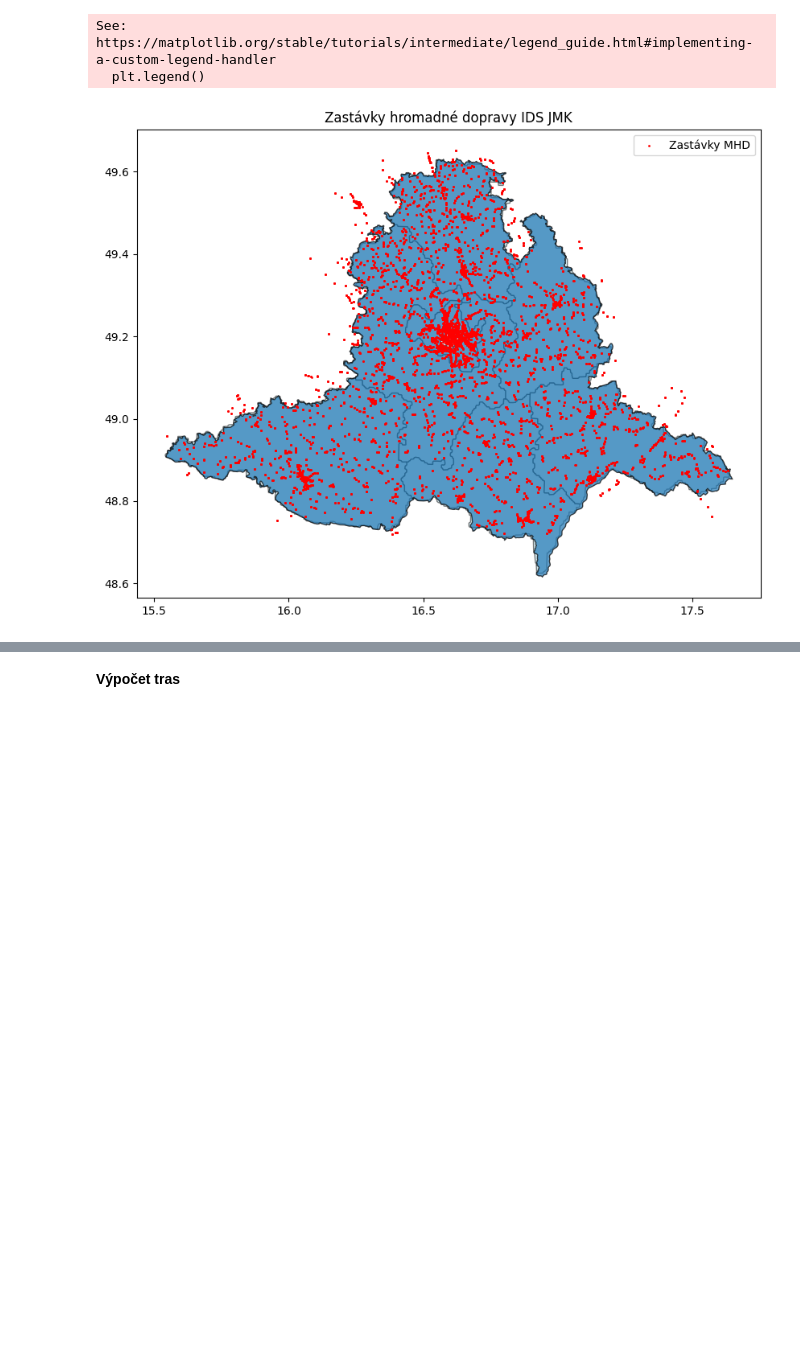
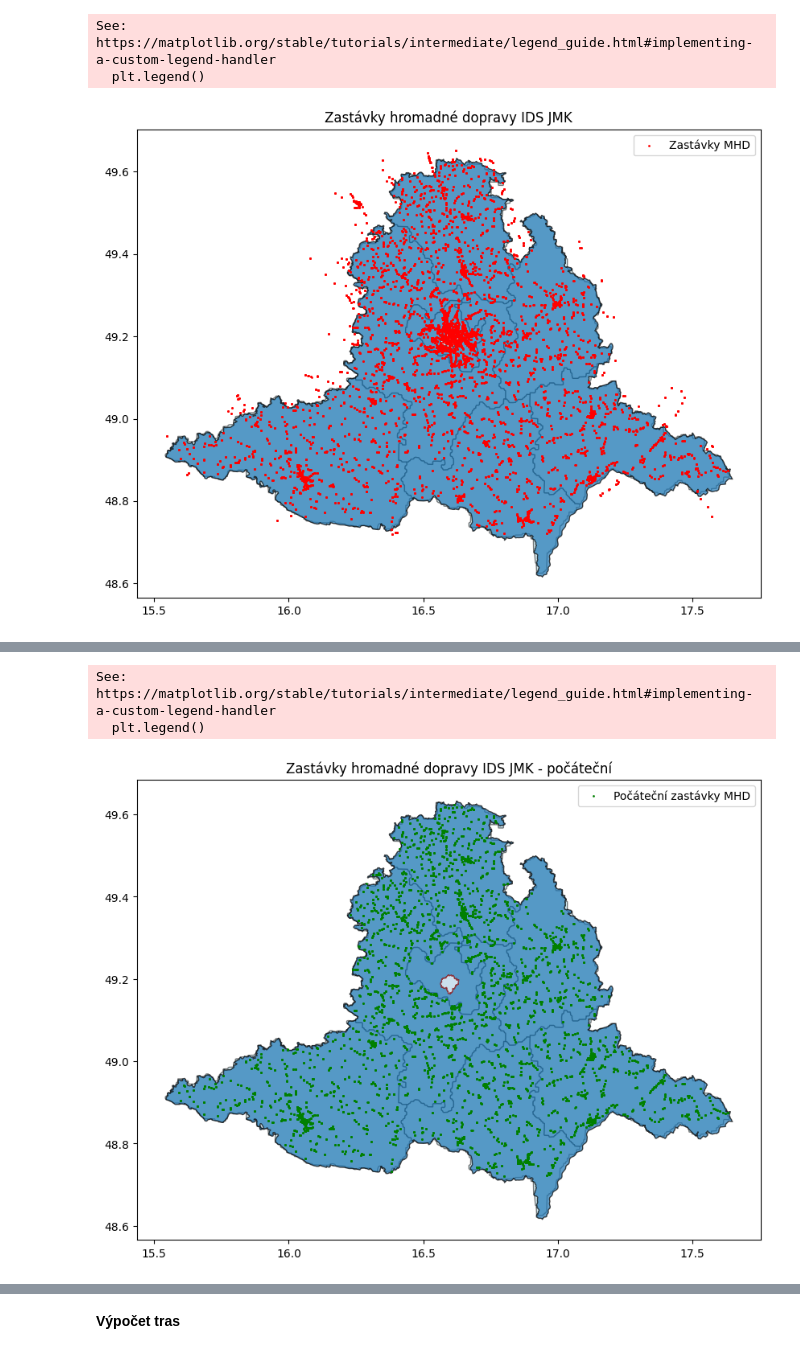
Before and after one commit to JanPelisek/dostupnost-JMK, a Jupyter notebook: rozpracovane.ipynb, the cells around one changed output, grey strips where cells are left out. Cells and saved outputs as stored; diff of their text form; code cells hidden in the pictures; blank space fills up the shorter version.

```diff
--- a/rozpracovane.ipynb
+++ b/rozpracovane.ipynb
@@ -265,0 +311,20 @@ See: https://matplotlib.org/stable/tutorials/intermediate/legend_guide.html#impl
+# %%
+# --- FILTRACE STARTOVACÍCH ZASTÁVEK MIMO OKRES BRNO-MĚSTO ---
+
+# 1)
+# Vybereme polygon okresu Brno‑město
+brno_mesto_poly = (
+    jhm_okresy_gdf
+    .loc[jhm_okresy_gdf['shapeName'] == 'Brno-City', 'geometry']
+    .unary_union
+)
+
+# 2) Filtr: zastávky v JMK, které nejsou uvnitř Brno‑město
+start_zastavky = zastavky_jmk[~zastavky_jmk.geometry.within(brno_mesto_poly)]
+
+# 3) Kontrola výsledku
+print(f"Celkem zastávek v JMK: {len(zastavky_jmk)}")
+print(f"Startovacích zastávek mimo Brno‑město: {len(start_zastavky)}")
+
+# 4) Náhled
+start_zastavky.head()
@@ -265,0 +340,46 @@ See: https://matplotlib.org/stable/tutorials/intermediate/legend_guide.html#impl
+# %%
+fig, ax = plt.subplots(figsize=(10, 8))
+
+# Okresy
+jhm_okresy_gdf.plot(
+    ax=ax,
+    color="lightblue",
+    edgecolor="k",
+    alpha=0.5,
+    label="Okresy Jihomoravského kraje"
+)
+
+# Hranice JMK
+jmk.plot(
+    ax=ax,
+    edgecolor="k",
+    alpha=0.7,
+    label="Jihomoravský kraj"
+)
+
+# Brno-střed
+brno_stred.plot(
+    ax=ax,
+    color="white",
+    edgecolor="darkred",
+    alpha=0.7,
+    label="Brno-střed"
+)
+
+# Počáteční zastávky MHD
+start_zastavky.plot(
+    ax=ax,
+    marker="o",
+    color="green",
+    markersize=1,
+    label="Počáteční zastávky MHD"
+)
+
+ax.set_title("Zastávky hromadné dopravy IDS JMK - počáteční")
+ax.set_axis_off()
+plt.legend()
+plt.show()
+# %% [output]
+See: https://matplotlib.org/stable/tutorials/intermediate/legend_guide.html#implementing-a-custom-legend-handler
+  plt.legend()
+[figure, added]
```
Also changed, not shown: parts of 10 cells of this notebook.
